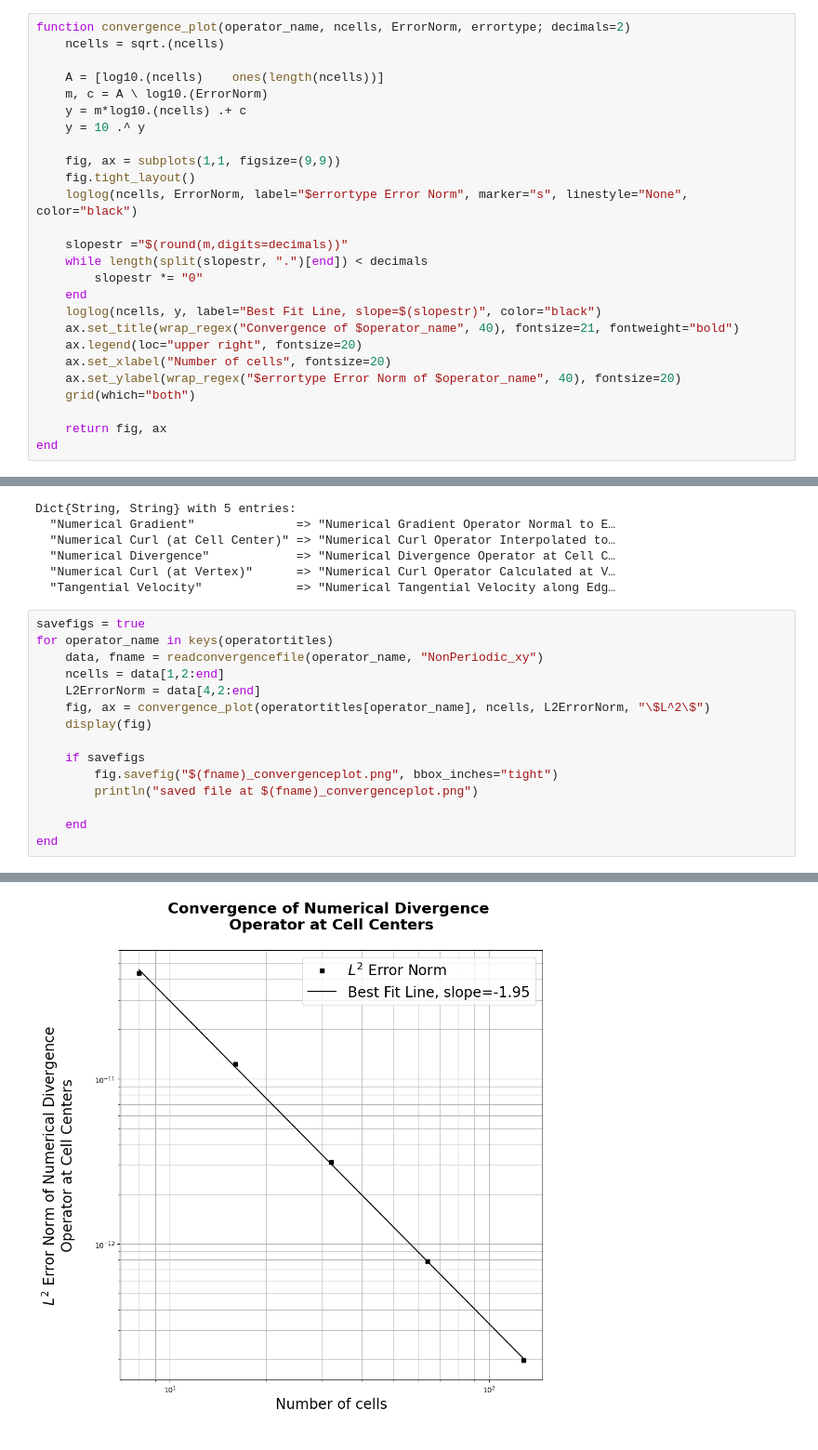
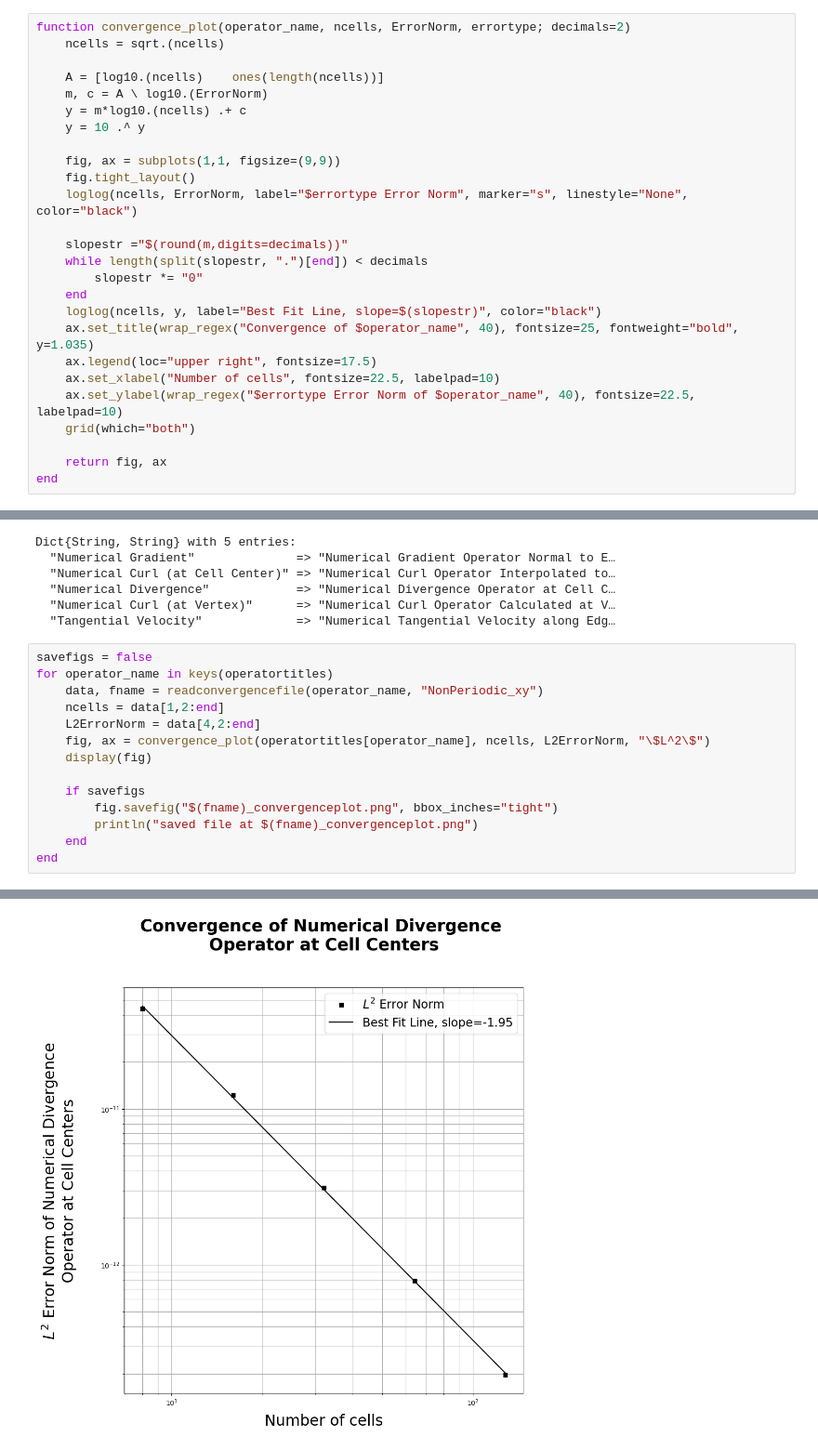
Before and after one commit to robertstrauss/MPAS_Ocean_Julia, a Jupyter notebook: output/operator_convergence/operator_convergence_plotting.ipynb, the cells around one changed output, grey strips where cells are left out. Shown at 93% size. Saved outputs shown, nothing was run; the diff lists cells and outputs as text.

```diff
--- a/output/operator_convergence/operator_convergence_plotting.ipynb
+++ b/output/operator_convergence/operator_convergence_plotting.ipynb
@@ -31,10 +31,10 @@ function convergence_plot(operator_name, ncells, ErrorNorm, errortype; decimals=
         slopestr *= "0"
     end
     loglog(ncells, y, label="Best Fit Line, slope=$(slopestr)", color="black")
-    ax.set_title(wrap_regex("Convergence of $operator_name", 40), fontsize=21, fontweight="bold")
-    ax.legend(loc="upper right", fontsize=20)
-    ax.set_xlabel("Number of cells", fontsize=20)
-    ax.set_ylabel(wrap_regex("$errortype Error Norm of $operator_name", 40), fontsize=20)
+    ax.set_title(wrap_regex("Convergence of $operator_name", 40), fontsize=25, fontweight="bold", y=1.035)
+    ax.legend(loc="upper right", fontsize=17.5)
+    ax.set_xlabel("Number of cells", fontsize=22.5, labelpad=10)
+    ax.set_ylabel(wrap_regex("$errortype Error Norm of $operator_name", 40), fontsize=22.5, labelpad=10)
     grid(which="both")
 
     return fig, ax
@@ -65,7 +65,7 @@ Dict{String, String} with 5 entries:
   "Numerical Curl (at Vertex)"      => "Numerical Curl Operator Calculated at V…
   "Tangential Velocity"             => "Numerical Tangential Velocity along Edg…
 # %%
-savefigs = true
+savefigs = false
 for operator_name in keys(operatortitles)
     data, fname = readconvergencefile(operator_name, "NonPeriodic_xy")
     ncells = data[1,2:end]
@@ -76,7 +76,6 @@ for operator_name in keys(operatortitles)
     if savefigs
         fig.savefig("$(fname)_convergenceplot.png", bbox_inches="tight")
         println("saved file at $(fname)_convergenceplot.png")
-
     end
 end
 # %% [output]
@@ -86 +84 @@ saved file at /home/rrs/Desktop/MPAS/MPAS_Ocean_Julia/output/operator_convergenc
-[figure, old version]
+[figure, new version]
```
Also changed, not shown: parts of 2 cells of this notebook, 8 other files.
